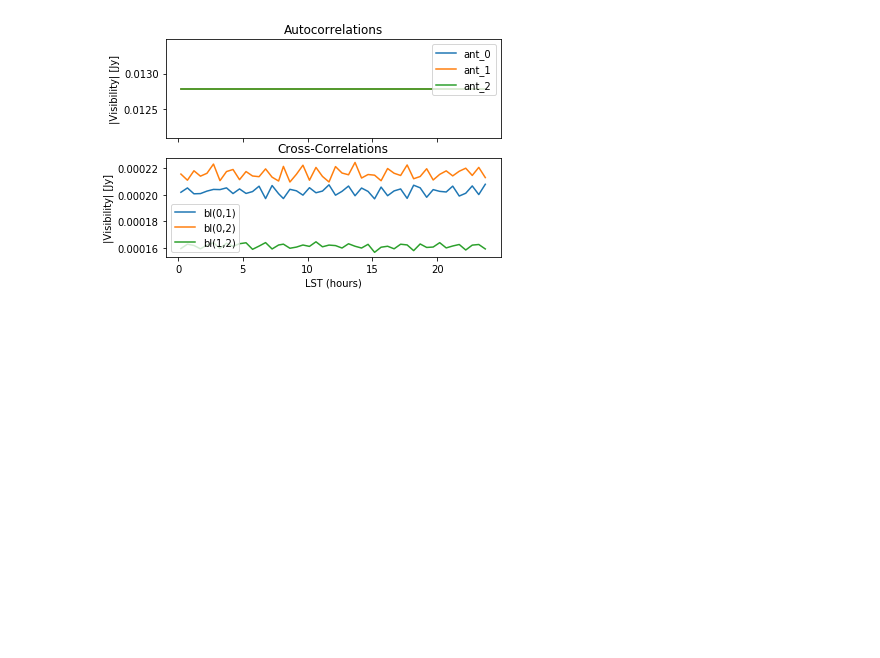
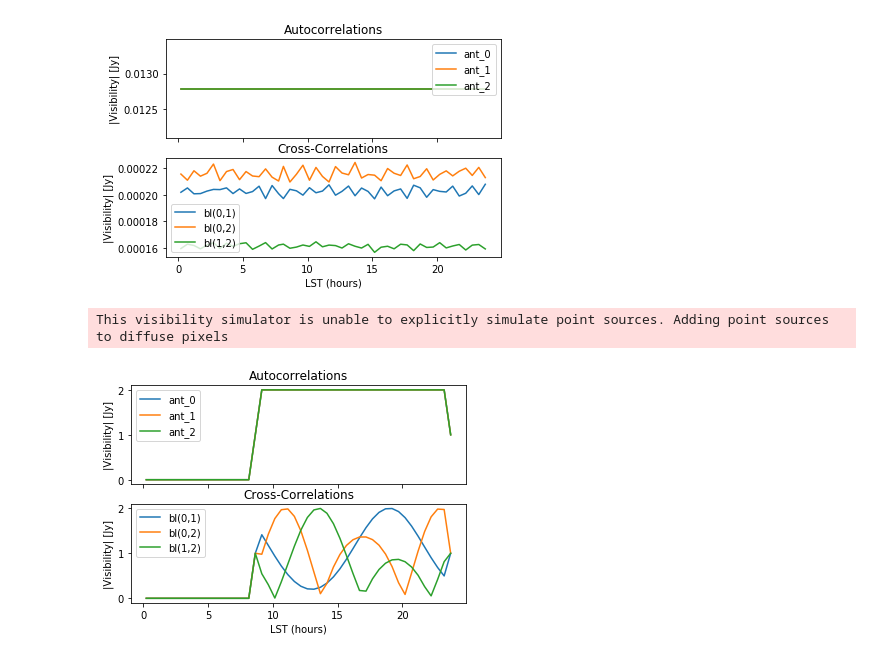
Before and after one commit to HERA-Team/hera_sim, a Jupyter notebook: docs/tutorials/visibility_simulator.ipynb, the cells around one changed output. Drawn from its saved outputs; the diff is of its cells as text; code cells hidden in the pictures; blank space fills up the shorter version.

```diff
--- a/docs/tutorials/visibility_simulator.ipynb
+++ b/docs/tutorials/visibility_simulator.ipynb
@@ -113,8 +113,8 @@ plot_blts(simulator)
 [figure]
 # %%
 point_source_pos = np.array([ # ra, dec
-    (0, myuvdata().telescope_lat_lon_alt[0].value),
-    (0.1, myuvdata().telescope_lat_lon_alt[0].value)
+    (0, myuvdata().telescope_lat_lon_alt[0]),
+    (0.1, myuvdata().telescope_lat_lon_alt[0])
 ])
 point_source_flx = np.array([[1.0, 1.0]]*len(freqs))
 # %%
@@ -161,3 +162,17 @@ plot_blts(simulator)
 fig = plt.gcf()
 # %% [output]
 [figure]
+# %%
+simulator = HealVis(
+    uvdata = myuvdata(),
+    point_source_pos=point_source_pos,
+    point_source_flux = point_source_flx,
+    sky_freqs = freqs,
+)
+# %% [output]
+This visibility simulator is unable to explicitly simulate point sources. Adding point sources to diffuse pixels
+# %%
+vis = simulator.simulate()
+plot_blts(simulator)
+# %% [output]
+[figure, added]
```
Also changed, not shown: parts of 1 cell of this notebook, 1 other file.
